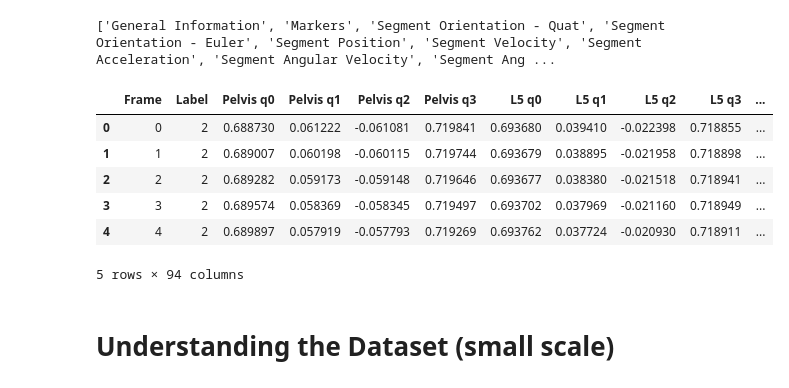
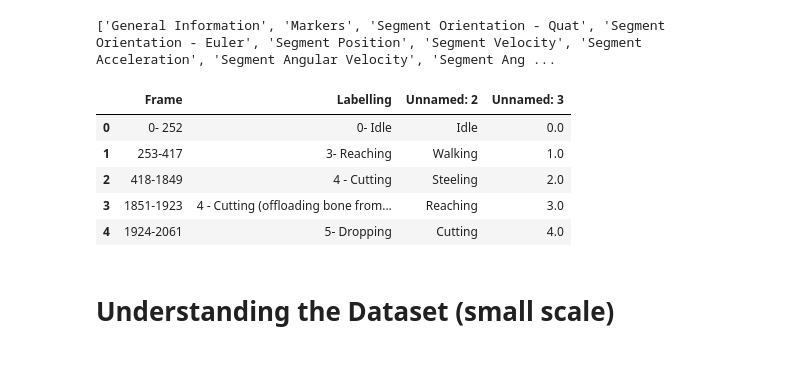
Before and after one commit to hengrvisal/knife_sharpness, a Jupyter notebook: data.ipynb, the cells around one changed output. Drawn from its saved outputs; the diff is of its cells as text; code cells hidden in the pictures.

```diff
--- a/data.ipynb
+++ b/data.ipynb
@@ -49,21 +49,20 @@ SELECTED_SHEETS = [
     'Sensor Orientation - Euler'
 ]
 # %%
-xls_file = pd.ExcelFile(P1_BONING_PATHS[5])
+xls_file = pd.ExcelFile(P1_BONING_PATHS[1])
 
 print(xls_file.sheet_names)
 
-df = xls_file.parse('Segment Orientation - Quat')
+df = xls_file.parse('Markers')
 df.head()
 # %% [output]
 ['General Information', 'Markers', 'Segment Orientation - Quat', 'Segment Orientation - Euler', 'Segment Position', 'Segment Velocity', 'Segment Acceleration', 'Segment Angular Velocity', 'Segment Ang ...
-|  | Frame | Label | Pelvis q0 | Pelvis q1 | Pelvis q2 | Pelvis q3 | L5 q0 | L5 q1 | L5 q2 | L5 q3 | ... |
-| 0 | 0 | 2 | 0.688730 | 0.061222 | -0.061081 | 0.719841 | 0.693680 | 0.039410 | -0.022398 | 0.718855 | ... |
-| 1 | 1 | 2 | 0.689007 | 0.060198 | -0.060115 | 0.719744 | 0.693679 | 0.038895 | -0.021958 | 0.718898 | ... |
-| 2 | 2 | 2 | 0.689282 | 0.059173 | -0.059148 | 0.719646 | 0.693677 | 0.038380 | -0.021518 | 0.718941 | ... |
-| 3 | 3 | 2 | 0.689574 | 0.058369 | -0.058345 | 0.719497 | 0.693702 | 0.037969 | -0.021160 | 0.718949 | ... |
-| 4 | 4 | 2 | 0.689897 | 0.057919 | -0.057793 | 0.719269 | 0.693762 | 0.037724 | -0.020930 | 0.718911 | ... |
+|  | Frame | Labelling | Unnamed: 2 | Unnamed: 3 |
+| 0 | 0- 252 | 0- Idle | Idle | 0.0 |
+| 1 | 253-417 | 3- Reaching | Walking | 1.0 |
+| 2 | 418-1849 | 4 - Cutting | Steeling | 2.0 |
+| 3 | 1851-1923 | 4 - Cutting (offloading bone from... | Reaching | 3.0 |
+| 4 | 1924-2061 | 5- Dropping | Cutting | 4.0 |
-5 rows × 94 columns
 # %%
 # for i in xls_file.sheet_names:
 
```
Also changed, not shown: parts of 41 cells of this notebook, 1 other file.
